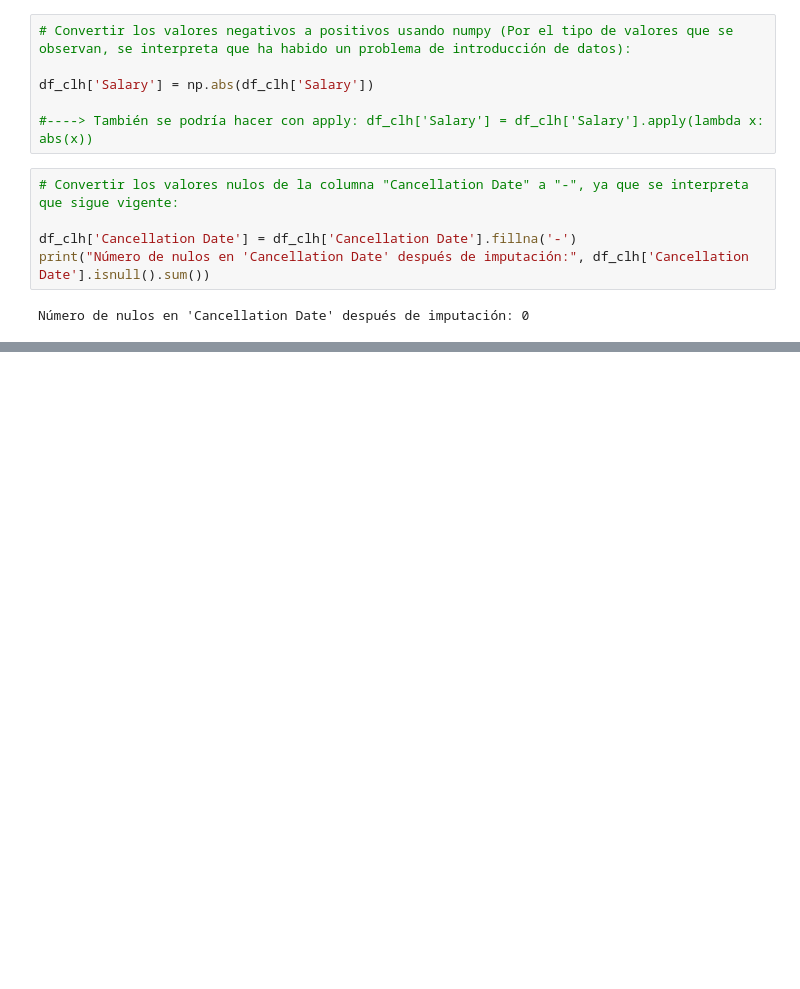
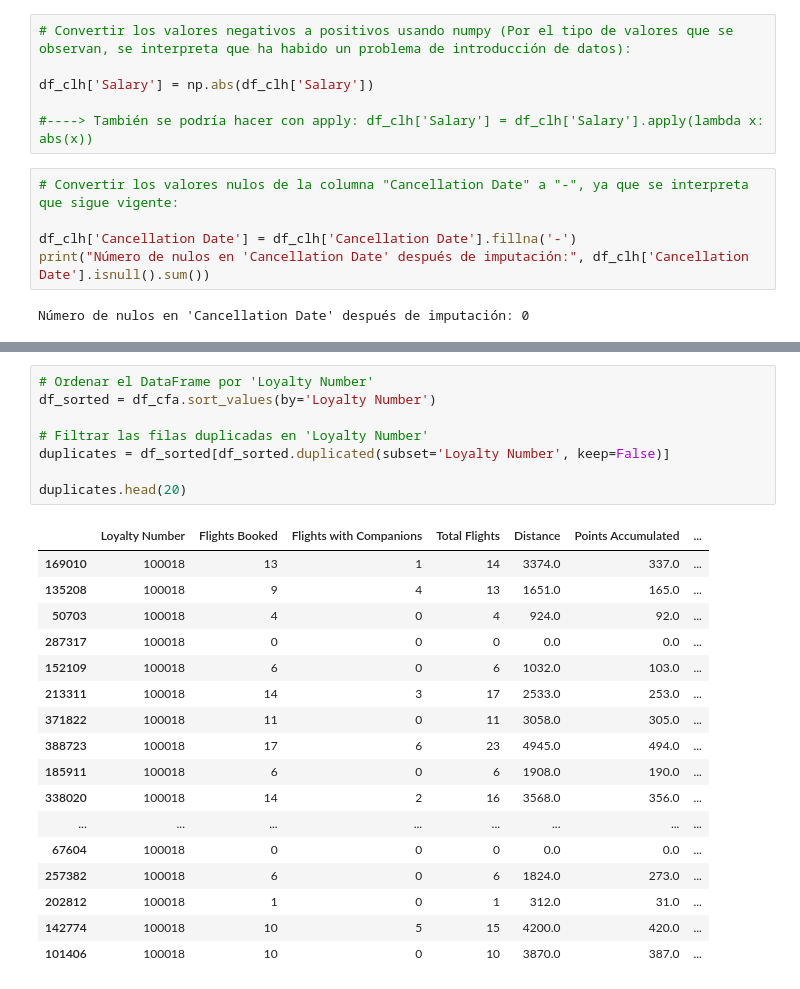
Before and after one commit to Adalab/bda-modulo-3-evaluacion-final-LaiaAyats, a Jupyter notebook: evaluation.ipynb, the cells around one changed output, grey strips where cells are left out. Saved outputs shown, nothing was run; the diff lists cells and outputs as text; blank space fills up the shorter version.

Commit message:
duplicate management added

```diff
--- a/evaluation.ipynb
+++ b/evaluation.ipynb
@@ -474,0 +518,26 @@ Número de nulos en 'Cancellation Date' después de imputación: 0
+# %%
+# Ordenar el DataFrame por 'Loyalty Number'
+df_sorted = df_cfa.sort_values(by='Loyalty Number')
+
+# Filtrar las filas duplicadas en 'Loyalty Number'
+duplicates = df_sorted[df_sorted.duplicated(subset='Loyalty Number', keep=False)]
+
+duplicates.head(20)
+# %% [output]
+|  | Loyalty Number | Flights Booked | Flights with Companions | Total Flights | Distance | Points Accumulated | ... |
+| 169010 | 100018 | 13 | 1 | 14 | 3374.0 | 337.0 | ... |
+| 135208 | 100018 | 9 | 4 | 13 | 1651.0 | 165.0 | ... |
+| 50703 | 100018 | 4 | 0 | 4 | 924.0 | 92.0 | ... |
+| 287317 | 100018 | 0 | 0 | 0 | 0.0 | 0.0 | ... |
+| 152109 | 100018 | 6 | 0 | 6 | 1032.0 | 103.0 | ... |
+| 213311 | 100018 | 14 | 3 | 17 | 2533.0 | 253.0 | ... |
+| 371822 | 100018 | 11 | 0 | 11 | 3058.0 | 305.0 | ... |
+| 388723 | 100018 | 17 | 6 | 23 | 4945.0 | 494.0 | ... |
+| 185911 | 100018 | 6 | 0 | 6 | 1908.0 | 190.0 | ... |
+| 338020 | 100018 | 14 | 2 | 16 | 3568.0 | 356.0 | ... |
+| ... | ... | ... | ... | ... | ... | ... | ... |
+| 67604 | 100018 | 0 | 0 | 0 | 0.0 | 0.0 | ... |
+| 257382 | 100018 | 6 | 0 | 6 | 1824.0 | 273.0 | ... |
+| 202812 | 100018 | 1 | 0 | 1 | 312.0 | 31.0 | ... |
+| 142774 | 100018 | 10 | 5 | 15 | 4200.0 | 420.0 | ... |
+| 101406 | 100018 | 10 | 0 | 10 | 3870.0 | 387.0 | ... |
```
Also changed, not shown: parts of 6 cells of this notebook.
